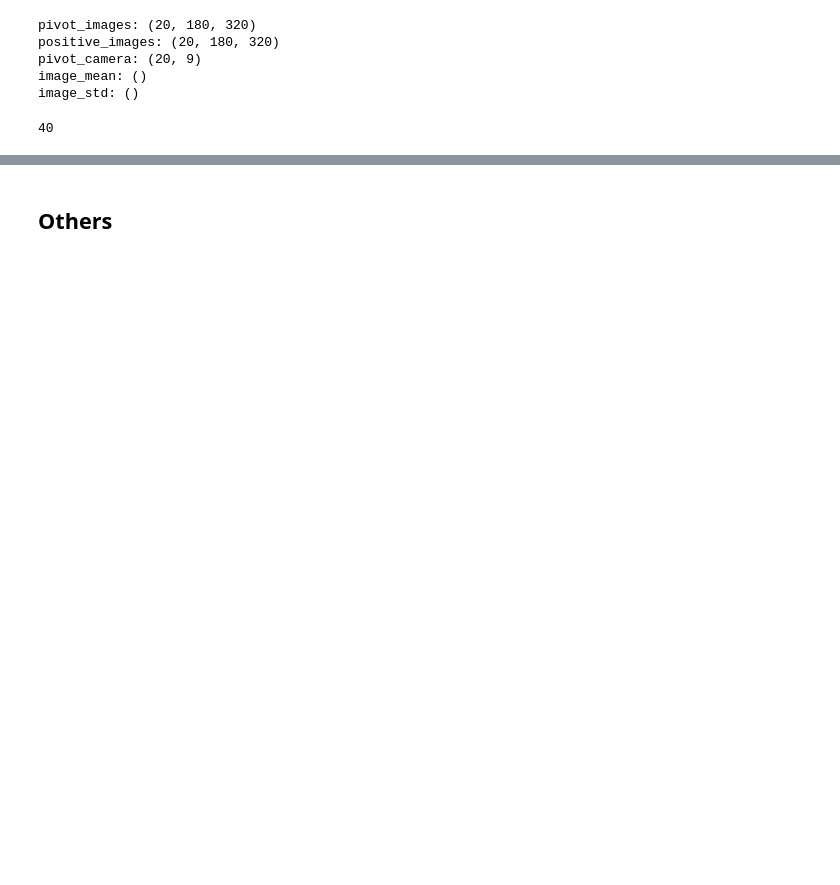
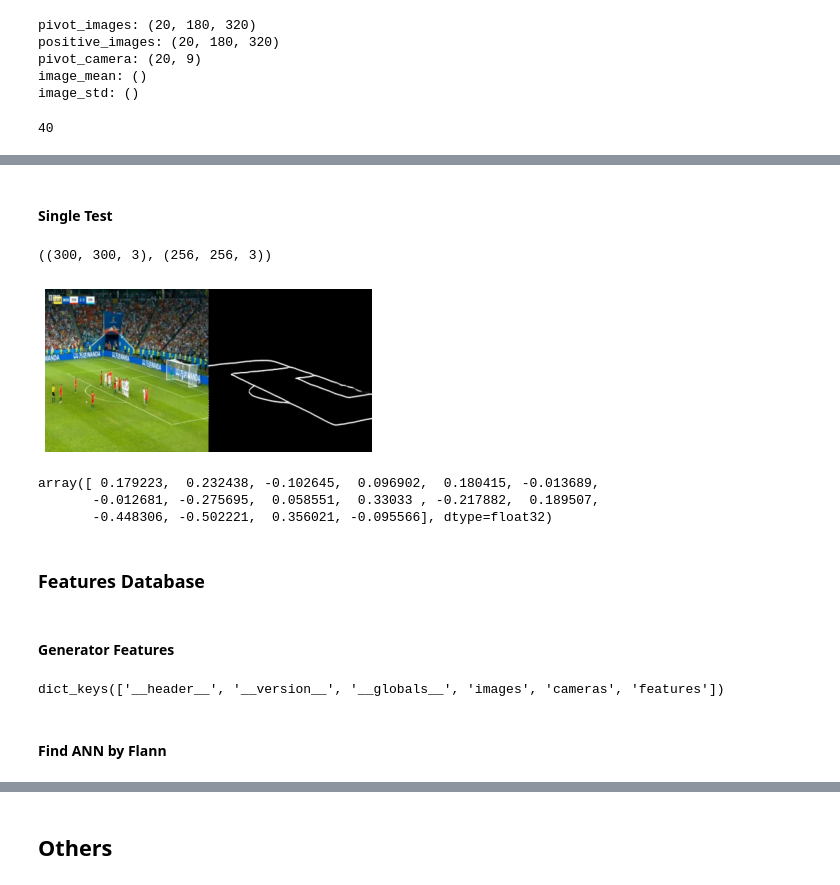
Before and after one commit to qrsforever/hzcsbet, a Jupyter notebook: docs/notebooks/SCCvSD.ipynb, the cells around one changed output, grey strips where cells are left out. Saved outputs shown, nothing was run; the diff lists cells and outputs as text; code cells hidden in the pictures; blank space fills up the shorter version.

```diff
--- a/docs/notebooks/SCCvSD.ipynb
+++ b/docs/notebooks/SCCvSD.ipynb
@@ -2019,0 +2026,34 @@ grid_image.shape, grid_pil_image.convert('L').show()
+# %% [markdown]
+#### Single Test
+# %%
+test_001_path = f'{TOP_DIR}/datasets/soccer_seg_detection/single/test_001.jpg'
+test_001_det_path = f'{TOP_DIR}/datasets/soccer_seg_detection/det_test_001_fake.png'
+# %%
+img_test_001, img_test_001_det = cv2.imread(test_001_path), cv2.imread(test_001_det_path)
+img_test_001.shape, img_test_001_det.shape
+# %% [output]
+((300, 300, 3), (256, 256, 3))
+# %%
+_imshow(np.hstack([cv2.resize(img_test_001, img_test_001_det.shape[:2]), img_test_001_det]))
+# %% [output]
+[figure, added]
+# %%
+def extract_siamese_feature(x, net, transform):
+    net.eval()
+    if len(x.shape) == 3:
+        x = cv2.cvtColor(x, cv2.COLOR_BGR2GRAY)
+    x = torch.unsqueeze(transform(Image.fromarray(x)), 0)
+    with torch.no_grad():
+        x = net._forward_once(x)
+        x = x.cpu().numpy().squeeze()
+    return x
+test_001_feature = extract_siamese_feature(img_test_001_det, siamese, data_transform)
+test_001_feature
+# %% [output]
+array([ 0.179223,  0.232438, -0.102645,  0.096902,  0.180415, -0.013689,
+       -0.012681, -0.275695,  0.058551,  0.33033 , -0.217882,  0.189507,
+       -0.448306, -0.502221,  0.356021, -0.095566], dtype=float32)
+# %% [markdown]
+### Features Database
+# %% [markdown]
+#### Generator Features
@@ -2019,0 +2102,27 @@ grid_image.shape, grid_pil_image.convert('L').show()
+# %%
+num = 10000
+feature_database_path = f'{TOP_DIR}/data/features_database_{num}.mat'
+if os.path.exists(feature_database_path):
+    data  = sio.loadmat(feature_database_path)
+else:
+    data = generate_features_database(camera_parameter_file, soccer_field_template_file, image_num=num)
+    dataset = FieldEdgeImages(data['images'], data_transform)
+    data_loader = DataLoader(dataset, batch_size=8, shuffle=False, num_workers=1)
+
+    ckpts = torch.load(model_save_path, map_location='cpu')
+    siamese = SiameseNetwork()
+    siamese.load_state_dict(ckpts['model'])
+    siamese.eval()
+
+    features = []
+    with torch.no_grad():
+        for x in data_loader:
+            f = siamese._forward_once(x)
+            features.append(f.cpu().numpy())
+    data['features'] = np.vstack(features)
+    sio.savemat(f'{TOP_DIR}/data/features_database_{num}.mat', data)
+data.keys()
+# %% [output]
+dict_keys(['__header__', '__version__', '__globals__', 'images', 'cameras', 'features'])
+# %% [markdown]
+#### Find ANN by Flann
```
Also changed, not shown: parts of 63 cells of this notebook.
